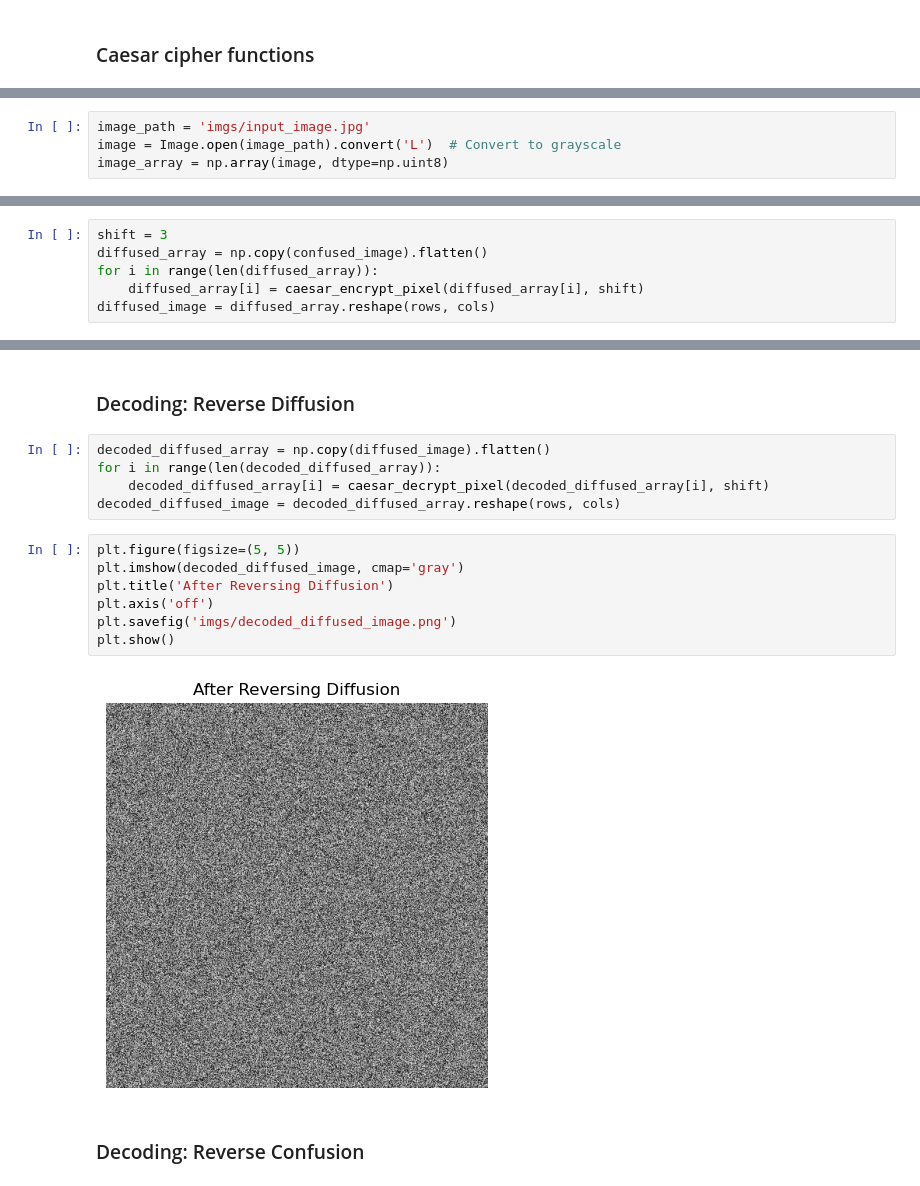
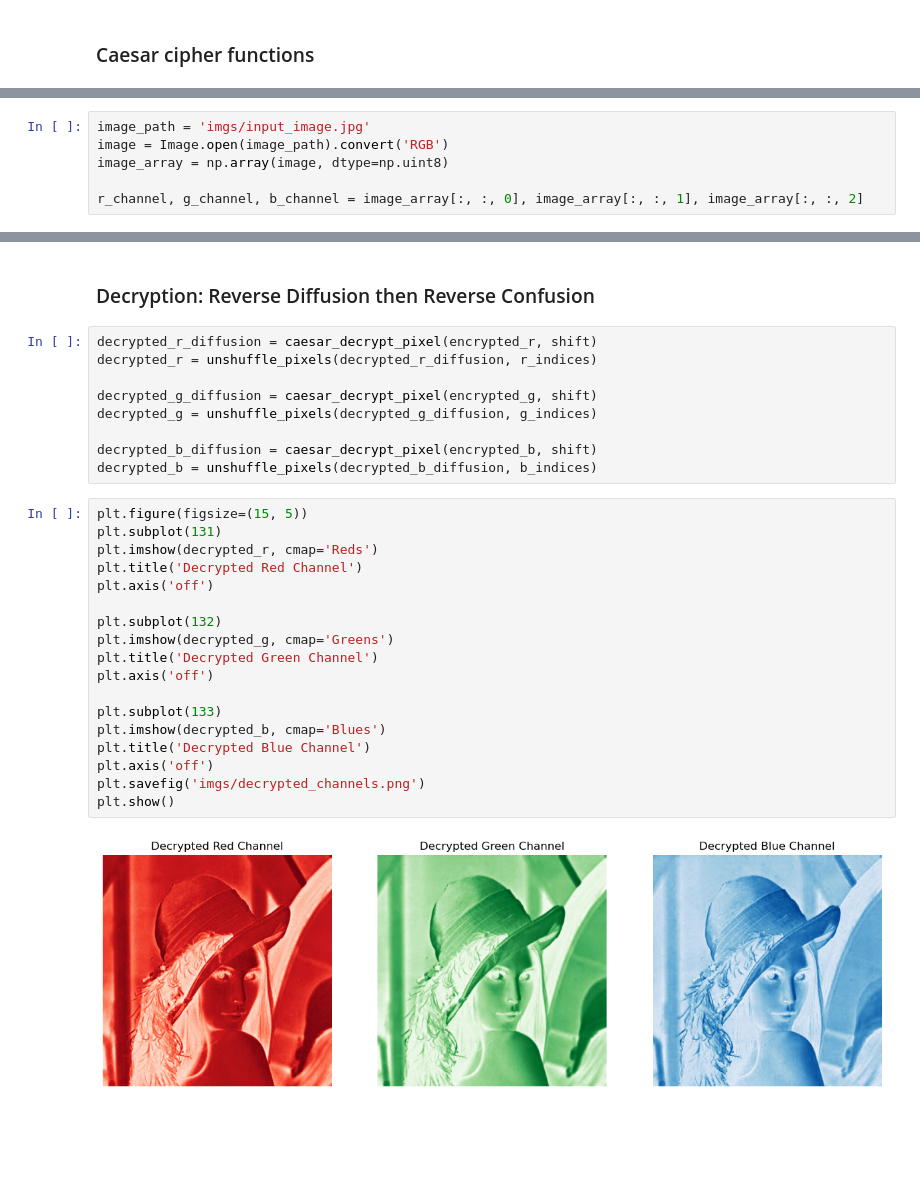
Before and after one commit to khaledkamr/image-encryption-decryption, a Jupyter notebook: image_encryption_decryption.ipynb, the cells around one changed output, grey strips where cells are left out. Saved outputs shown, nothing was run; the diff lists cells and outputs as text; blank space fills up the shorter version.

```diff
--- a/image_encryption_decryption.ipynb
+++ b/image_encryption_decryption.ipynb
@@ -17,5 +31,7 @@ def caesar_decrypt_pixel(pixel, shift):
 # %%
 image_path = 'imgs/input_image.jpg'
-image = Image.open(image_path).convert('L')  # Convert to grayscale
+image = Image.open(image_path).convert('RGB')
 image_array = np.array(image, dtype=np.uint8)
+
+r_channel, g_channel, b_channel = image_array[:, :, 0], image_array[:, :, 1], image_array[:, :, 2]
 # %%
@@ -50,6 +89,0 @@ plt.show()
-# %%
-shift = 3
-diffused_array = np.copy(confused_image).flatten()
-for i in range(len(diffused_array)):
-    diffused_array[i] = caesar_encrypt_pixel(diffused_array[i], shift)
-diffused_image = diffused_array.reshape(rows, cols)
@@ -65,18 +90,31 @@ plt.show()
 # %% [markdown]
-### Decoding: Reverse Diffusion
+### Decryption: Reverse Diffusion then Reverse Confusion
 # %%
-decoded_diffused_array = np.copy(diffused_image).flatten()
-for i in range(len(decoded_diffused_array)):
-    decoded_diffused_array[i] = caesar_decrypt_pixel(decoded_diffused_array[i], shift)
-decoded_diffused_image = decoded_diffused_array.reshape(rows, cols)
+decrypted_r_diffusion = caesar_decrypt_pixel(encrypted_r, shift)
+decrypted_r = unshuffle_pixels(decrypted_r_diffusion, r_indices)
+
+decrypted_g_diffusion = caesar_decrypt_pixel(encrypted_g, shift)
+decrypted_g = unshuffle_pixels(decrypted_g_diffusion, g_indices)
+
+decrypted_b_diffusion = caesar_decrypt_pixel(encrypted_b, shift)
+decrypted_b = unshuffle_pixels(decrypted_b_diffusion, b_indices)
 # %%
-plt.figure(figsize=(5, 5))
-plt.imshow(decoded_diffused_image, cmap='gray')
-plt.title('After Reversing Diffusion')
+plt.figure(figsize=(15, 5))
+plt.subplot(131)
+plt.imshow(decrypted_r, cmap='Reds')
+plt.title('Decrypted Red Channel')
 plt.axis('off')
-plt.savefig('imgs/decoded_diffused_image.png')
+
+plt.subplot(132)
+plt.imshow(decrypted_g, cmap='Greens')
+plt.title('Decrypted Green Channel')
+plt.axis('off')
+
+plt.subplot(133)
+plt.imshow(decrypted_b, cmap='Blues')
+plt.title('Decrypted Blue Channel')
+plt.axis('off')
+plt.savefig('imgs/decrypted_channels.png')
 plt.show()
 # %% [output]
-[figure, old version]
+[figure, new version]
-# %% [markdown]
-### Decoding: Reverse Confusion
```
Also changed, not shown: parts of 11 cells of this notebook, 9 other files.
